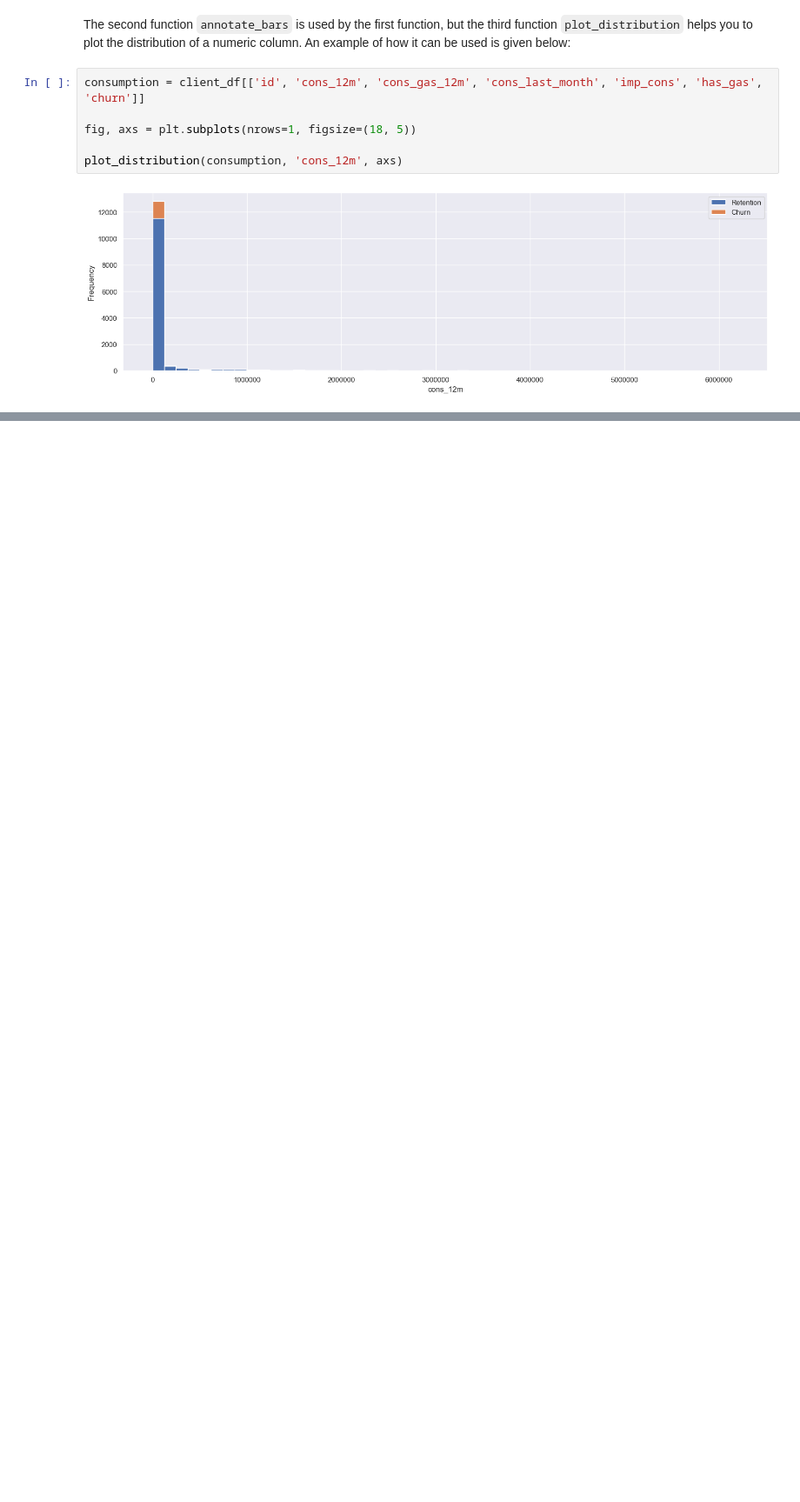
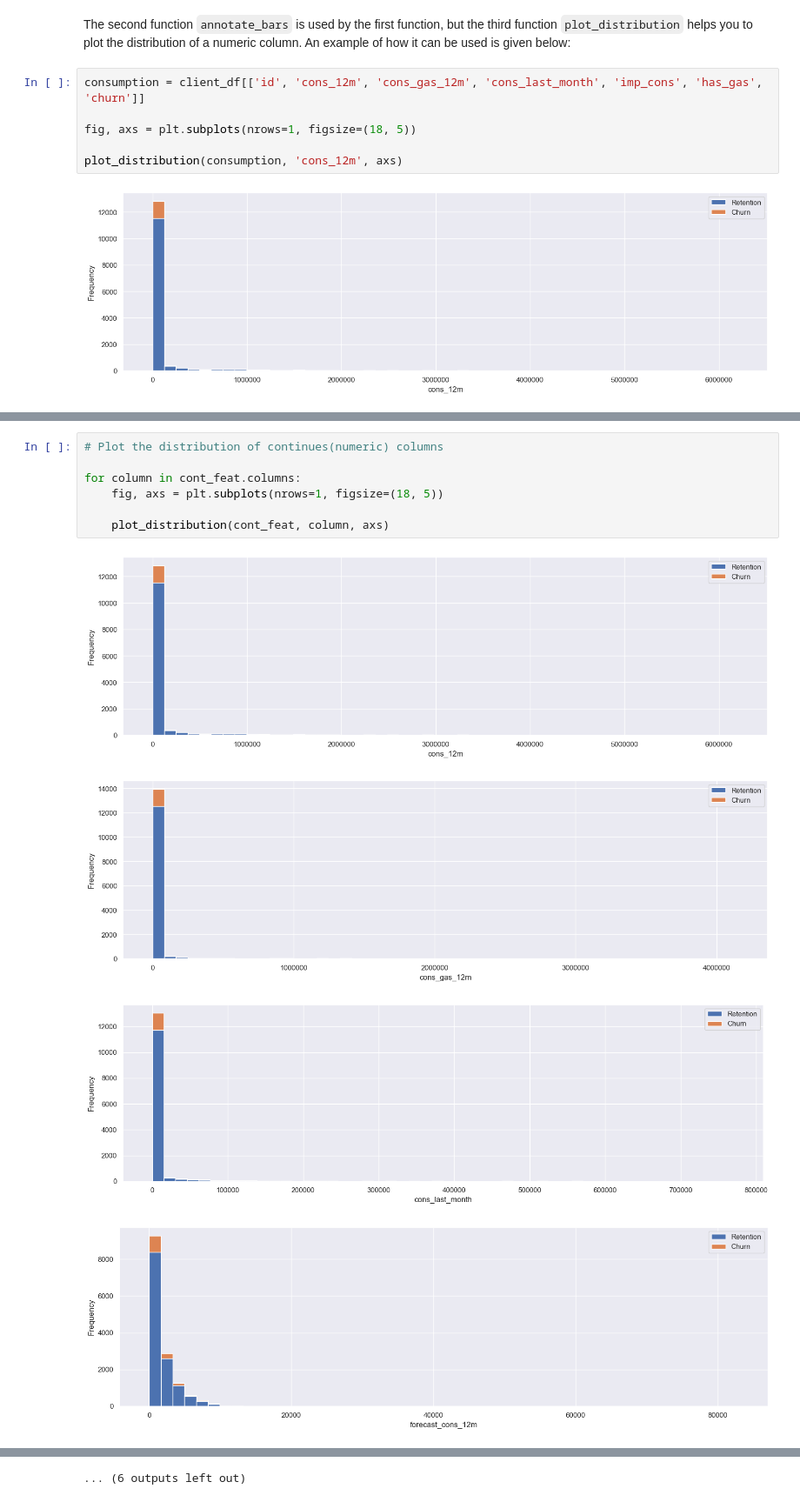
Before and after one commit to lawalsegun2025/forage_projects, a Jupyter notebook: 001_BCG_GAMMA_customer_churn_prediction/2_eda/notebook/eda_starter.ipynb, the cells around one changed output, grey strips where cells are left out. Shown at 87% size. Saved outputs shown, nothing was run; the diff lists cells and outputs as text; blank space fills up the shorter version.

Commit message:
Explore continous columns

```diff
--- a/001_BCG_GAMMA_customer_churn_prediction/2_eda/notebook/eda_starter.ipynb
+++ b/001_BCG_GAMMA_customer_churn_prediction/2_eda/notebook/eda_starter.ipynb
@@ -239,0 +238,12 @@ cont_feat
+# %%
+# Plot the distribution of continues(numeric) columns
+
+for column in cont_feat.columns:
+    fig, axs = plt.subplots(nrows=1, figsize=(18, 5))
+
+    plot_distribution(cont_feat, column, axs)
+# %% [output]
+[figure, added]
+[figure, added]
+[figure, added]
+[figure, added]
@@ -239,0 +258 @@ cont_feat
+... (6 outputs left out)
```
Also changed, not shown: parts of 16 cells of this notebook.
